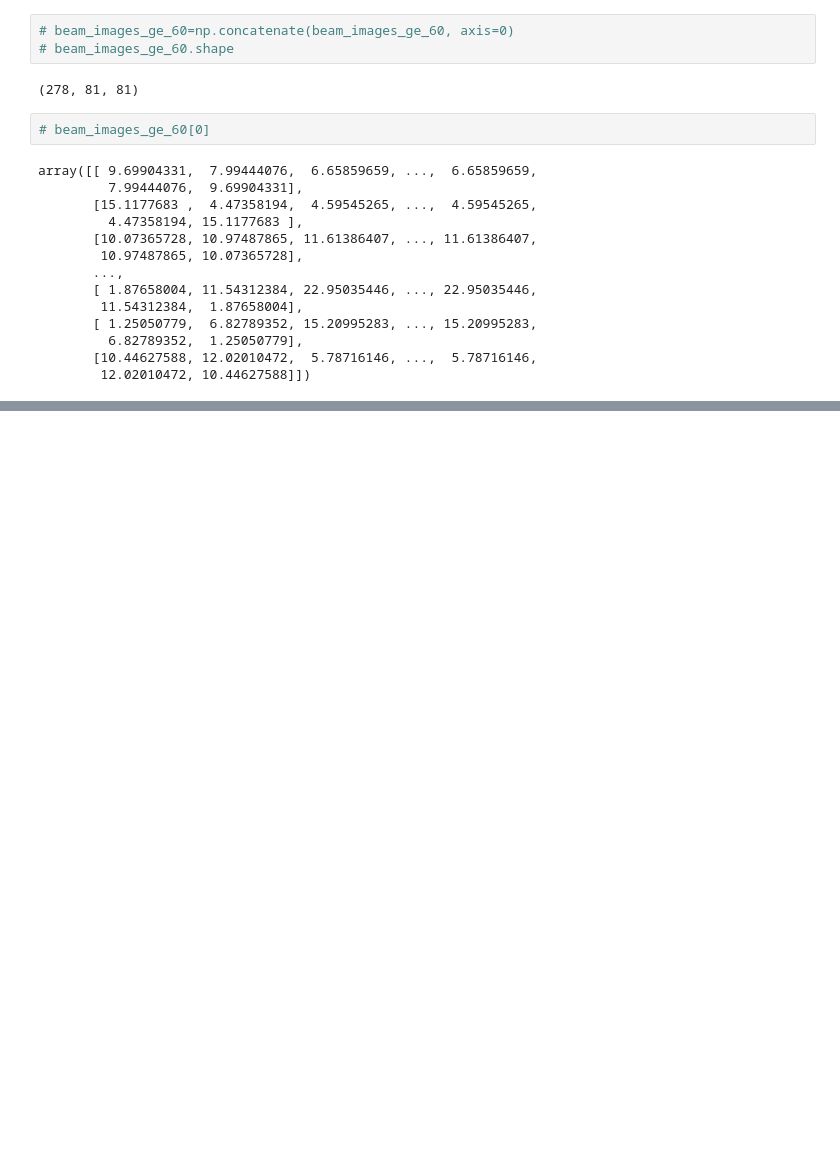
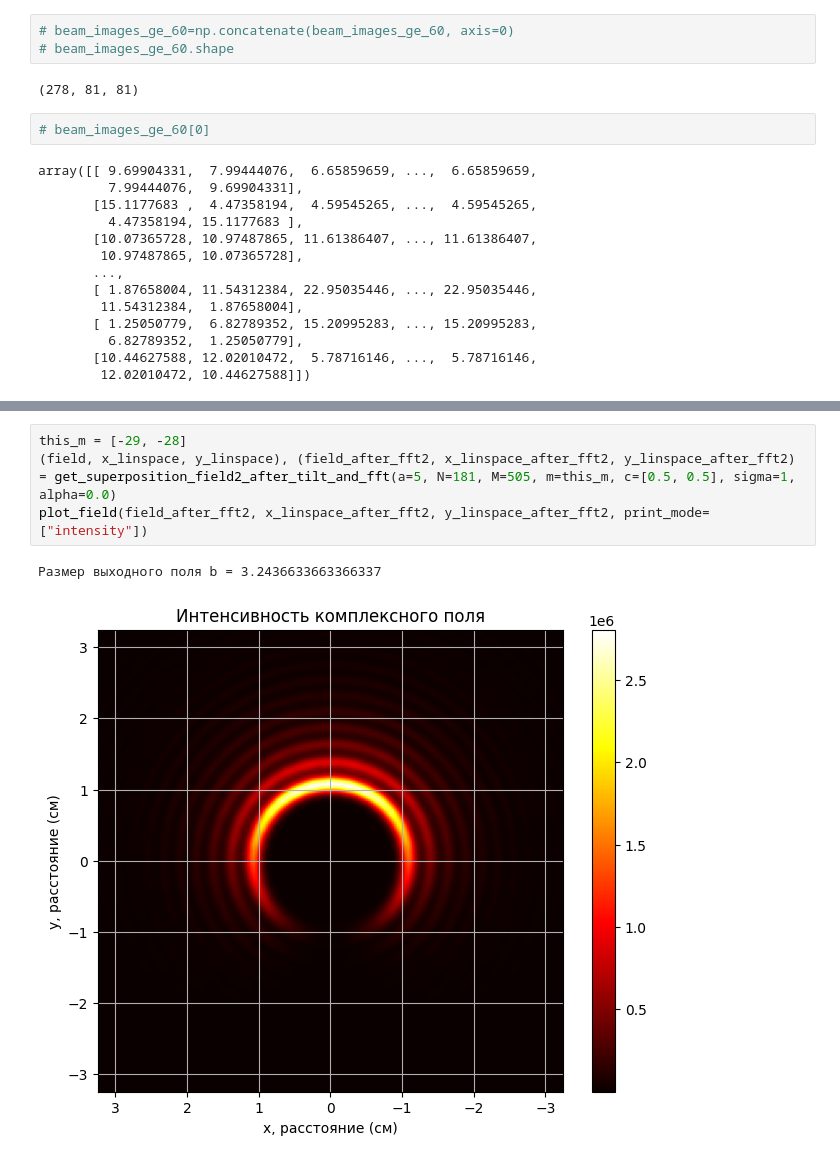
Before and after one commit to LinarKulinar/VortexBeamResearch, a Jupyter notebook: forming_vortex_beam_master_research_2022_forming_dataset_phase.ipynb, the cells around one changed output, grey strips where cells are left out. Saved outputs shown, nothing was run; the diff lists cells and outputs as text; blank space fills up the shorter version.

```diff
--- a/forming_vortex_beam_master_research_2022_forming_dataset_phase.ipynb
+++ b/forming_vortex_beam_master_research_2022_forming_dataset_phase.ipynb
@@ -626,0 +670,7 @@ for img, label in zip(beam_images_ge_60, beam_labels_ge_60):
+# %%
+this_m = [-29, -28]
+(field, x_linspace, y_linspace), (field_after_fft2, x_linspace_after_fft2, y_linspace_after_fft2) = get_superposition_field2_after_tilt_and_fft(a=5, N=181, M=505, m=this_m, c=[0.5, 0.5], sigma=1, alpha=0.0)
+plot_field(field_after_fft2, x_linspace_after_fft2, y_linspace_after_fft2, print_mode=["intensity"])
+# %% [output]
+Размер выходного поля b = 3.2436633663366337
+[figure, added]
```
Also changed, not shown: parts of 4 cells of this notebook.
